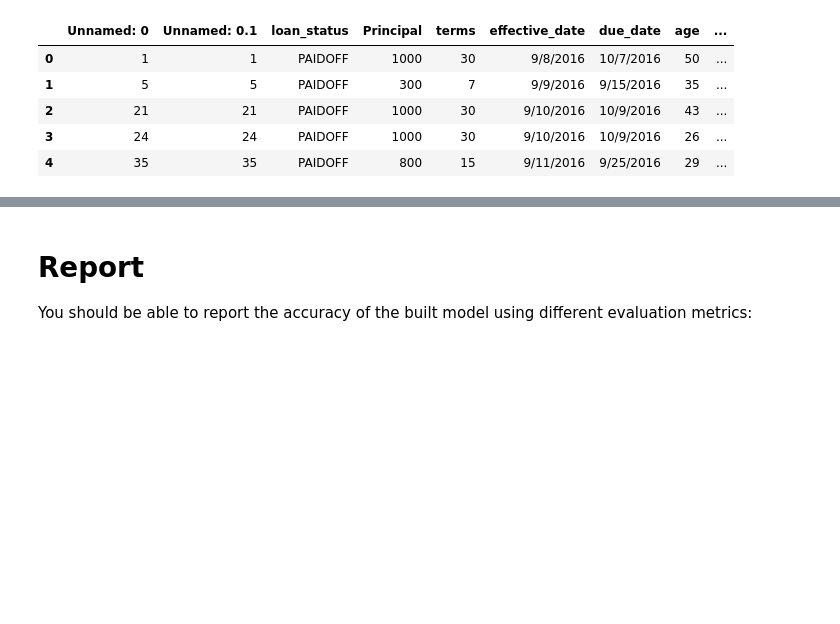
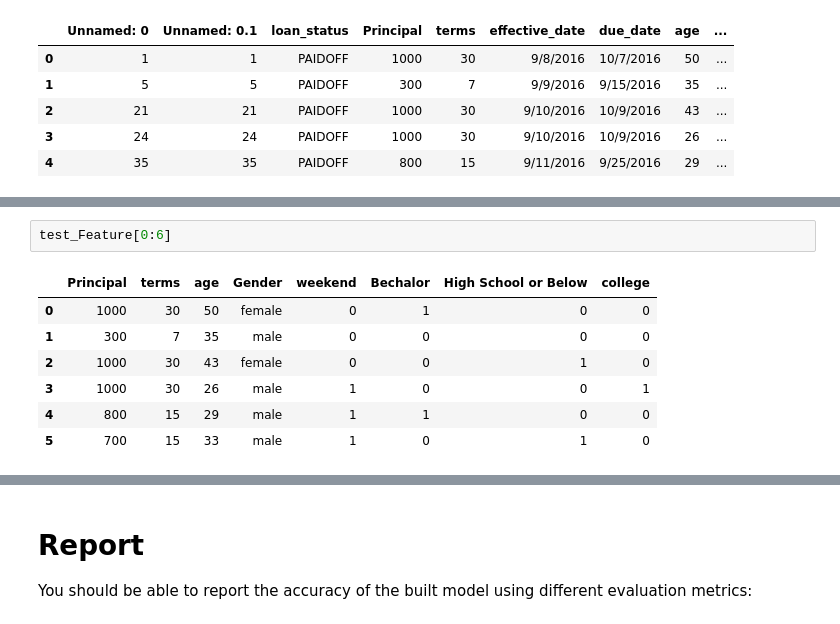
Before and after one commit to viveknes/classifiers, a Jupyter notebook: Vivek_Notebook_from_URL.ipynb, the cells around one changed output, grey strips where cells are left out. Drawn from its saved outputs; the diff is of its cells as text; blank space fills up the shorter version.

```diff
--- a/Vivek_Notebook_from_URL.ipynb
+++ b/Vivek_Notebook_from_URL.ipynb
@@ -440,0 +434,10 @@ Name: Gender, dtype: int64
+# %%
+test_Feature[0:6]
+# %% [output]
+|  | Principal | terms | age | Gender | weekend | Bechalor | High School or Below | college |
+| 0 | 1000 | 30 | 50 | female | 0 | 1 | 0 | 0 |
+| 1 | 300 | 7 | 35 | male | 0 | 0 | 0 | 0 |
+| 2 | 1000 | 30 | 43 | female | 0 | 0 | 1 | 0 |
+| 3 | 1000 | 30 | 26 | male | 1 | 0 | 0 | 1 |
+| 4 | 800 | 15 | 29 | male | 1 | 1 | 0 | 0 |
+| 5 | 700 | 15 | 33 | male | 1 | 0 | 1 | 0 |
```
Also changed, not shown: parts of 16 cells of this notebook.
